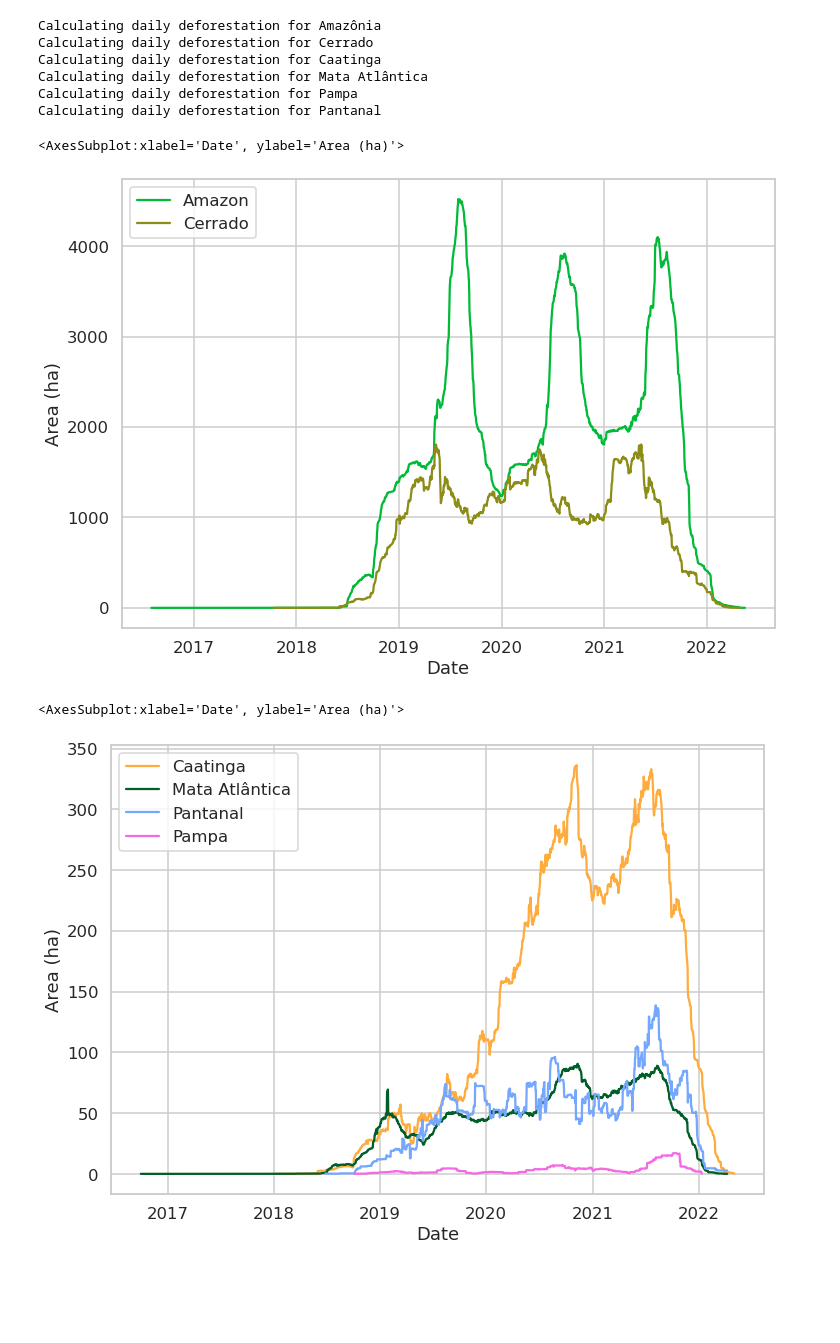
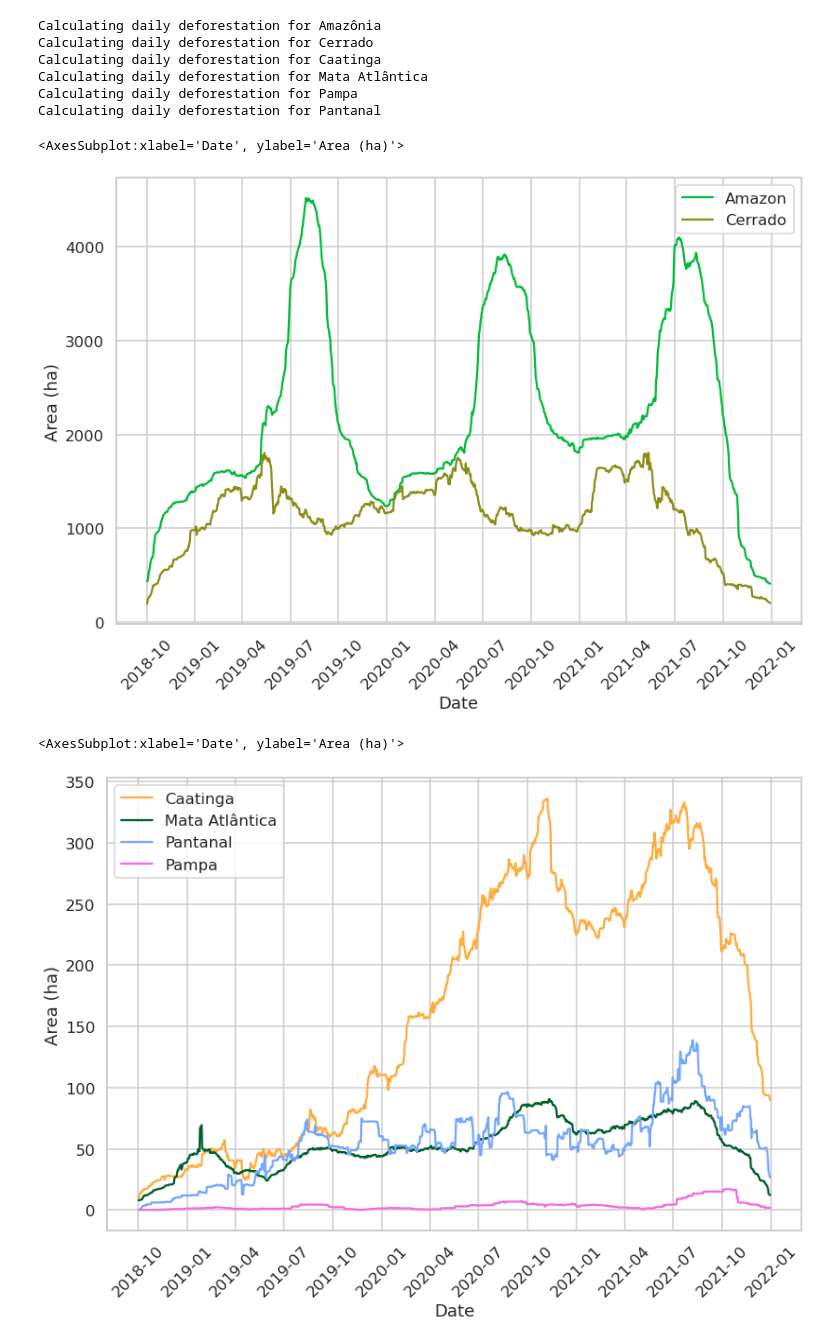
Before and after one commit to leandroleal/mapbiomas-alerta-analysis, a Jupyter notebook: validated_alerts_2021.ipynb, the cells around one changed output. Drawn from its saved outputs; the diff is of its cells as text; code cells hidden in the pictures; blank space fills up the shorter version.

Commit message:
months added into deforestion speed plot

```diff
--- a/validated_alerts_2021.ipynb
+++ b/validated_alerts_2021.ipynb
@@ -339,7 +351,8 @@ df_speed = {}
 for biome in validated['Biome'].unique():
     if(str(biome) != 'nan'):
         print(f"Calculating daily deforestation for {biome}")
-        df_speed[biome] = deforestation_speed(validated[validated['Biome'] == biome])
+        df_speed_bi = deforestation_speed(validated[validated['Biome'] == biome])
+        df_speed[biome] = df_speed_bi[(df_speed_bi['Date']>datetime.datetime(2018,10,1)) & (df_speed_bi['Date']<datetime.datetime(2021,12,31))]
 # %% [output]
 Calculating daily deforestation for Amazônia
 Calculating daily deforestation for Cerrado
@@ -353,23 +366,31 @@ fig, ax = plt.subplots()
 sns.set(rc={'figure.figsize':(11.7,8.27)}, font_scale=2)
 sns.set_context("talk")
 sns.set_style("whitegrid")
+ax.xaxis.set_major_formatter(DateFormatter("%Y-%m"))
+ax.xaxis.set_major_locator(MonthLocator(interval=3))
+plt.xticks(rotation=45)
+plt.tight_layout()
 sns.lineplot(x='Date', y='Area (ha)', data=df_speed['Amazônia'], label='Amazon', marker='', linestyle='-', color='#00ba38')
 sns.lineplot(x='Date', y='Area (ha)', data=df_speed['Cerrado'], label='Cerrado', marker='', linestyle='-', color='#8c8d16')
 # %% [output]
 <AxesSubplot:xlabel='Date', ylabel='Area (ha)'>
-[figure, old version]
+[figure, new version]
 # %%
 fig, ax = plt.subplots()
 sns.set(rc={'figure.figsize':(11.7,8.27)}, font_scale=2)
 sns.set_context("talk")
 sns.set_style("whitegrid")
+ax.xaxis.set_major_formatter(DateFormatter("%Y-%m"))
+ax.xaxis.set_major_locator(MonthLocator(interval=3))
+plt.xticks(rotation=45)
+plt.tight_layout()
 sns.lineplot(x='Date', y='Area (ha)', data=df_speed['Caatinga'], label='Caatinga', marker='', linestyle='-', color='#ffac3e')
 sns.lineplot(x='Date', y='Area (ha)', data=df_speed['Mata Atlântica'], label='Mata Atlântica', marker='', linestyle='-', color='#005f28')
 sns.lineplot(x='Date', y='Area (ha)', data=df_speed['Pantanal'], label='Pantanal', marker='', linestyle='-', color='#74a7fd')
 sns.lineplot(x='Date', y='Area (ha)', data=df_speed['Pampa'], label='Pampa', marker='', linestyle='-', color='#f569e3')
 # %% [output]
 <AxesSubplot:xlabel='Date', ylabel='Area (ha)'>
-[figure, old version]
+[figure, new version]
 # %%
 for key in df_speed.keys():
     dates = list(df_speed[key].sort_values('Area (ha)',ascending=False)[0:2]['Date'])
```
Also changed, not shown: parts of 6 cells of this notebook.
